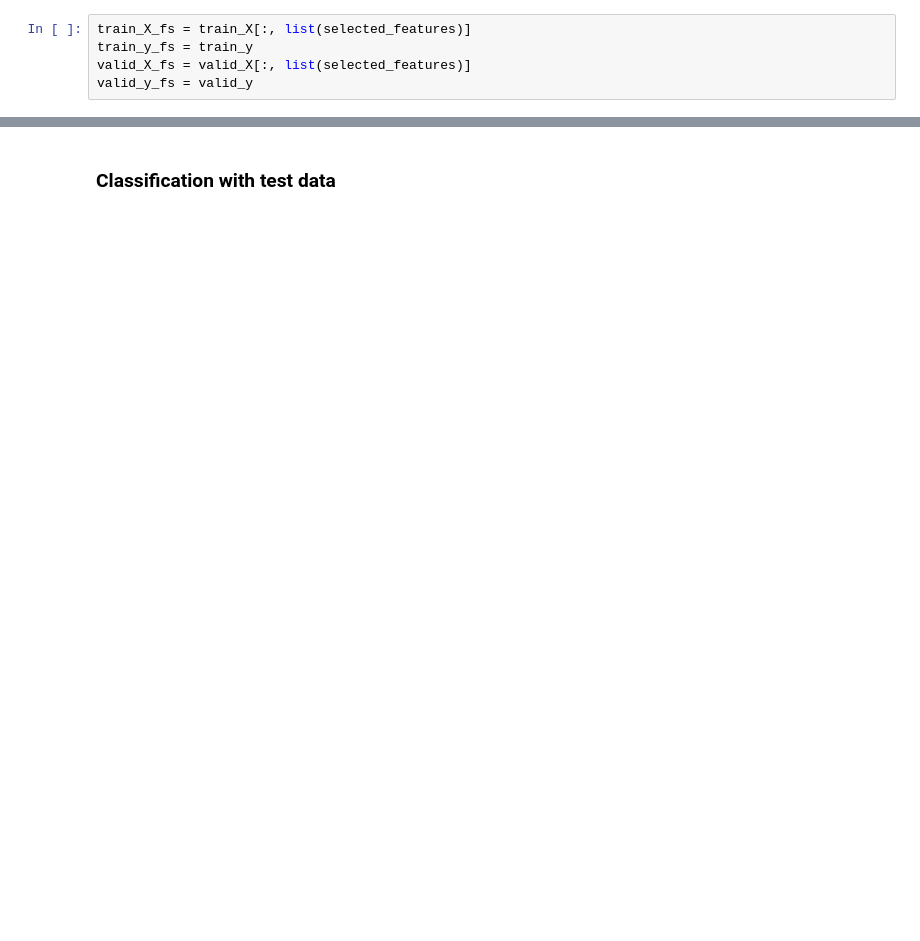
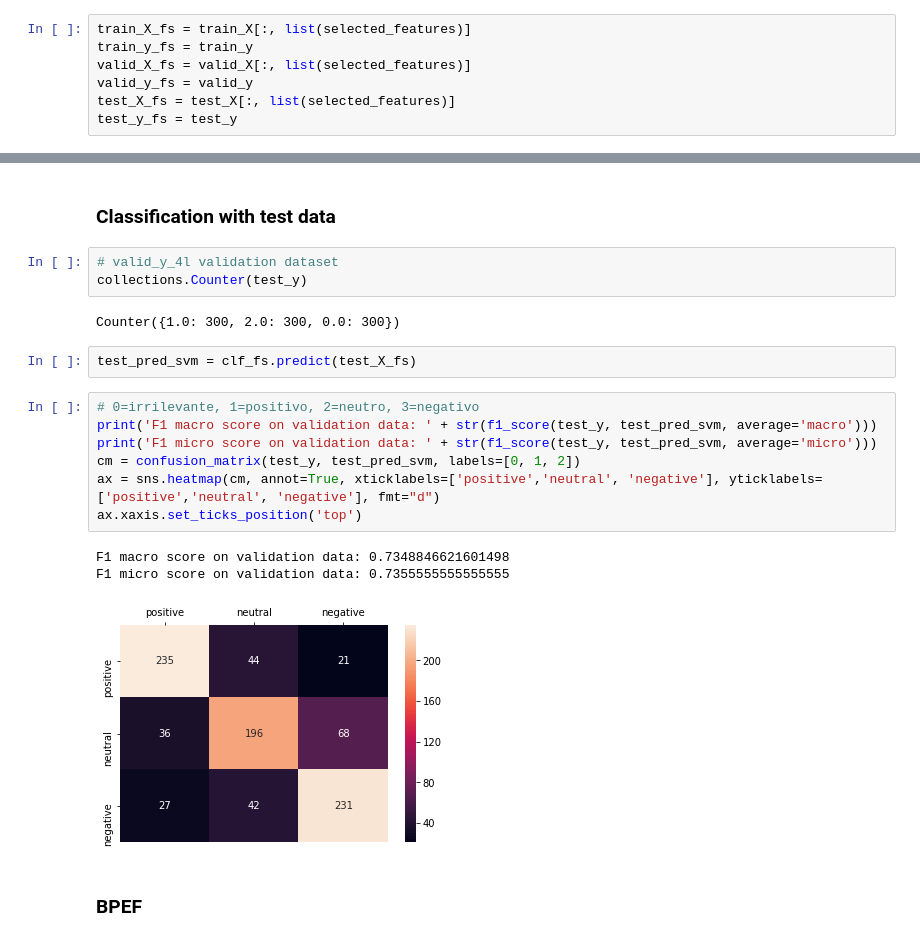
Before and after one commit to elRava/master_thesis_sentiment_analysis, a Jupyter notebook: src/Classification_Tests_Twitter.ipynb, the cells around one changed output, grey strips where cells are left out. Saved outputs shown, nothing was run; the diff lists cells and outputs as text; blank space fills up the shorter version.

Commit message:
manda data visual e altre classificazioni

```diff
--- a/src/Classification_Tests_Twitter.ipynb
+++ b/src/Classification_Tests_Twitter.ipynb
@@ -411,6 +411,8 @@ train_X_fs = train_X[:, list(selected_features)]
 train_y_fs = train_y
 valid_X_fs = valid_X[:, list(selected_features)]
 valid_y_fs = valid_y
+test_X_fs = test_X[:, list(selected_features)]
+test_y_fs = test_y
 # %%
 skf = StratifiedKFold(n_splits=5, random_state=42, shuffle=False)
 
@@ -1096,2 +1099,22 @@ print(valid_X_bpef[err_neg_pos[3]])
 # %% [markdown]
 ### Classification with test data
+# %%
+# valid_y_4l validation dataset
+collections.Counter(test_y)
+# %% [output]
+Counter({1.0: 300, 2.0: 300, 0.0: 300})
+# %%
+test_pred_svm = clf_fs.predict(test_X_fs)
+# %%
+# 0=irrilevante, 1=positivo, 2=neutro, 3=negativo
+print('F1 macro score on validation data: ' + str(f1_score(test_y, test_pred_svm, average='macro')))
+print('F1 micro score on validation data: ' + str(f1_score(test_y, test_pred_svm, average='micro')))
+cm = confusion_matrix(test_y, test_pred_svm, labels=[0, 1, 2])
+ax = sns.heatmap(cm, annot=True, xticklabels=['positive','neutral', 'negative'], yticklabels=['positive','neutral', 'negative'], fmt="d")
+ax.xaxis.set_ticks_position('top')
+# %% [output]
+F1 macro score on validation data: 0.7348846621601498
+F1 micro score on validation data: 0.7355555555555555
+[figure, added]
+# %% [markdown]
+### BPEF
```
Also changed, not shown: parts of 24 cells of this notebook, 17 other files.
